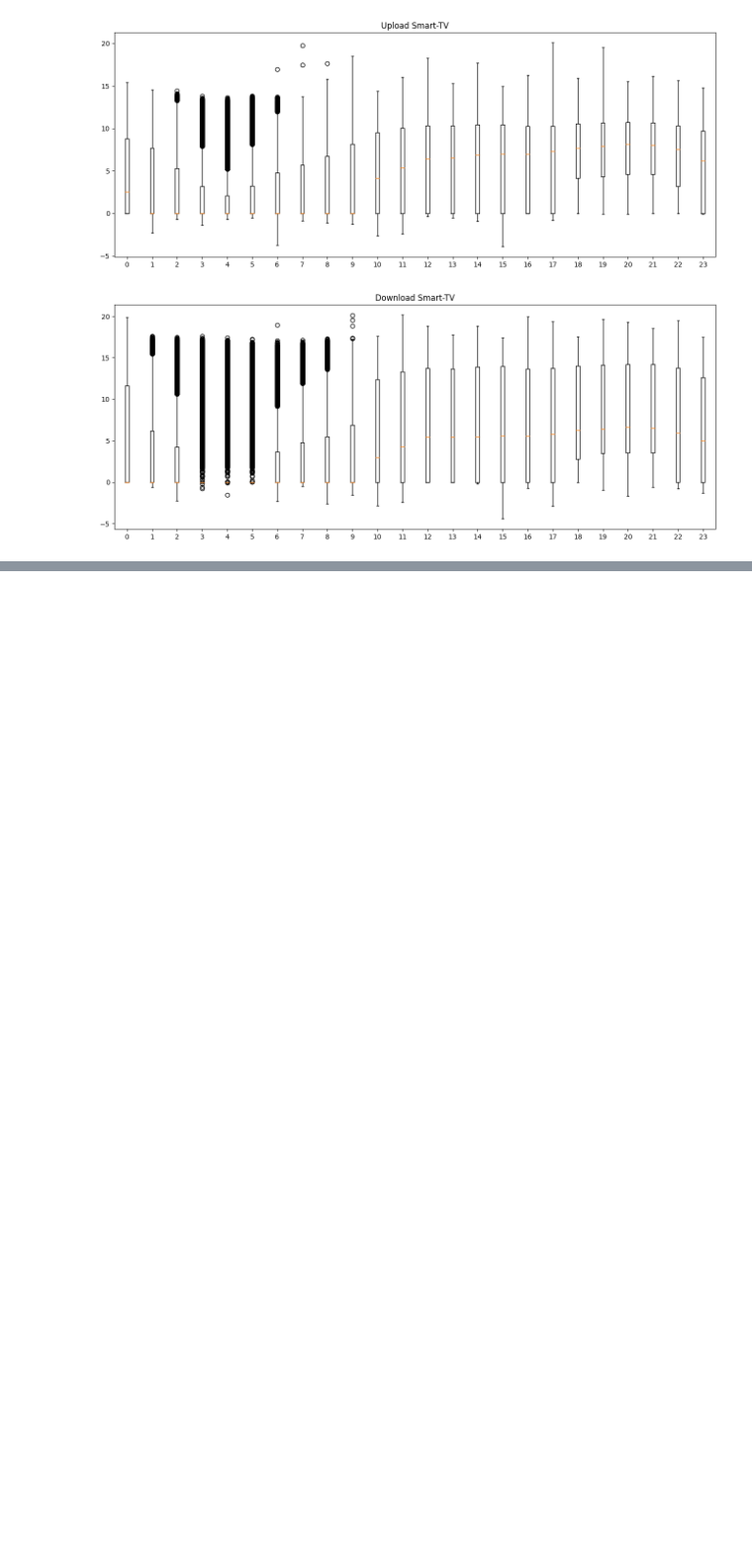
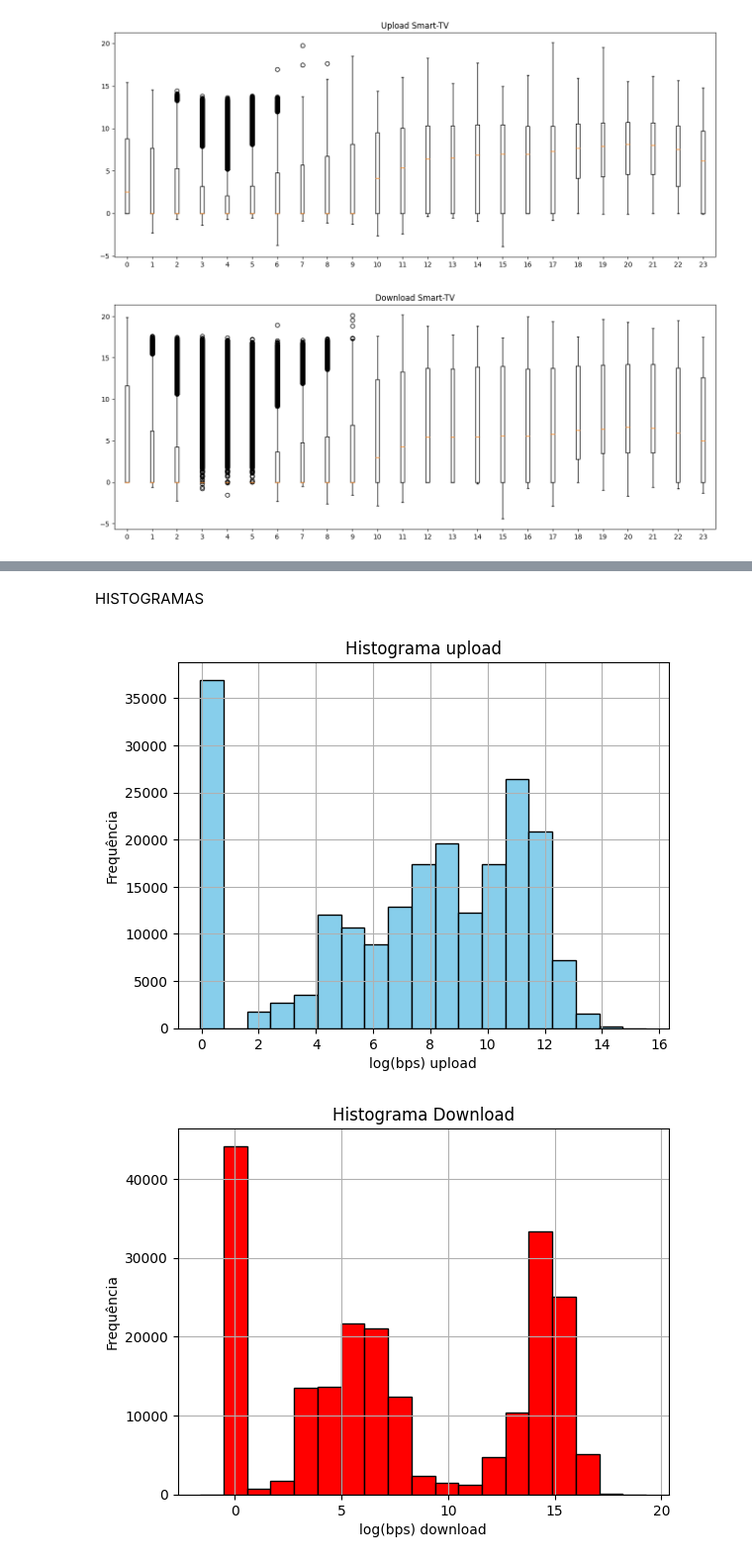
Before and after one commit to VieiraEnzo/TrabProbest, a Jupyter notebook: main.ipynb, the cells around one changed output, grey strips where cells are left out. Shown at 99% size. Drawn from its saved outputs; the diff is of its cells as text; code cells hidden in the pictures; blank space fills up the shorter version.

```diff
--- a/main.ipynb
+++ b/main.ipynb
@@ -547,0 +571,6 @@ AttributeError: 'SeriesGroupBy' object has no attribute 'boxplot'
+# %%
+smart_up_max = groupedSmart.get_group(20)
+smart_down_max = groupedSmart.get_group(20)
+chrome_up_max = groupedChrome.get_group(22)
+chrome_down_max = groupedChrome.get_group(23)
+smart_down_max
@@ -547,0 +592,31 @@ AttributeError: 'SeriesGroupBy' object has no attribute 'boxplot'
+# %% [markdown]
+HISTOGRAMAS
+# %%
+#calculando a bin
+n = len(smart_up_max.upLog)
+k = round(1 + math.log2(n))
+
+smart_up_max.upLog.hist(bins = k ,edgecolor='black',color= UploadColor)
+
+plt.title('Histograma upload')
+plt.xlabel('log(bps) upload')
+plt.ylabel('Frequência')
+
+plt.show()
+
+#######################################################
+
+#calculando a bin
+n = len(smart_down_max.downLog)
+k = round(1 + math.log2(n))
+
+smart_down_max.downLog.hist(bins = k ,edgecolor='black',color= DownloadColor)
+
+plt.title('Histograma Download')
+plt.xlabel('log(bps) download')
+plt.ylabel('Frequência')
+
+plt.show()
+# %% [output]
+[figure, added]
+[figure, added]
```
Also changed, not shown: parts of 6 cells of this notebook.
